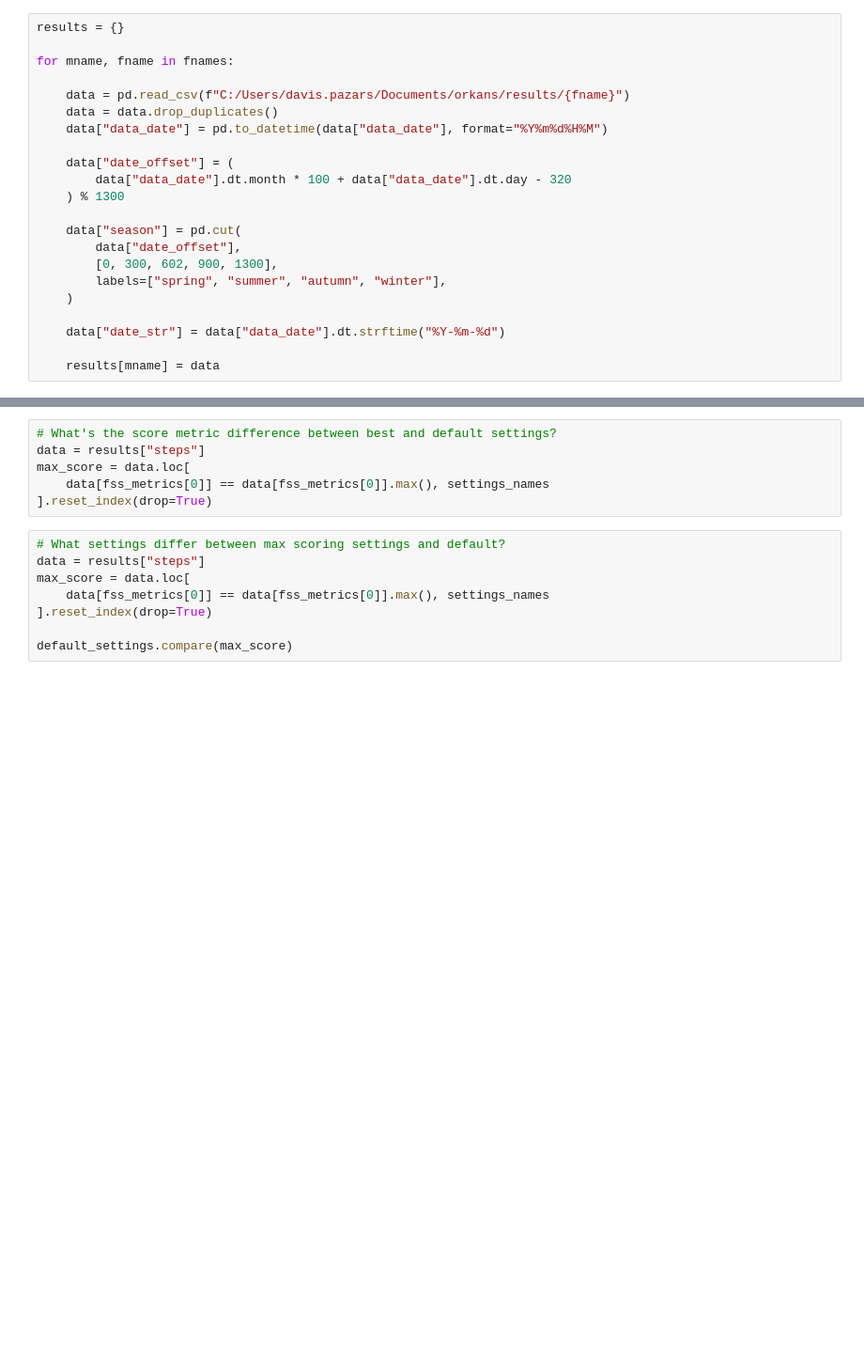
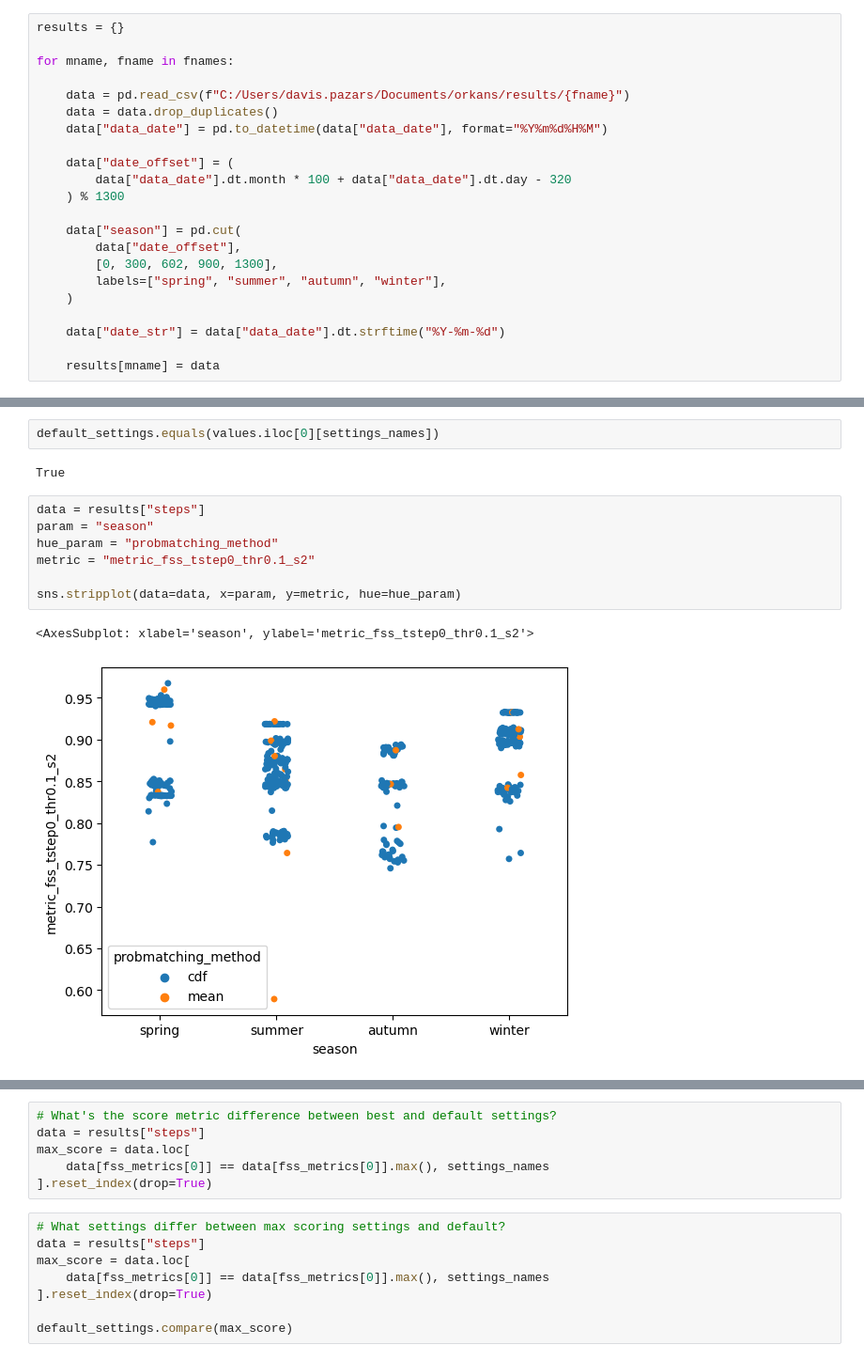
Before and after one commit to pazars/orkans, a Jupyter notebook: notebooks/explore_results.ipynb, the cells around one changed output, grey strips where cells are left out. Shown at 94% size. Drawn from its saved outputs; the diff is of its cells as text; blank space fills up the shorter version.

```diff
--- a/notebooks/explore_results.ipynb
+++ b/notebooks/explore_results.ipynb
@@ -98,3 +188,17 @@ default_settings
+# %%
+default_settings.equals(values.iloc[0][settings_names])
+# %% [output]
+True
+# %%
+data = results["steps"]
+param = "season"
+hue_param = "probmatching_method"
+metric = "metric_fss_tstep0_thr0.1_s2"
+
+sns.stripplot(data=data, x=param, y=metric, hue=hue_param)
+# %% [output]
+<AxesSubplot: xlabel='season', ylabel='metric_fss_tstep0_thr0.1_s2'>
+[figure, added]
 # %%
 # Best settings by season
 data = results[model_name]
```
Also changed, not shown: parts of 16 cells of this notebook, 5 other files.
